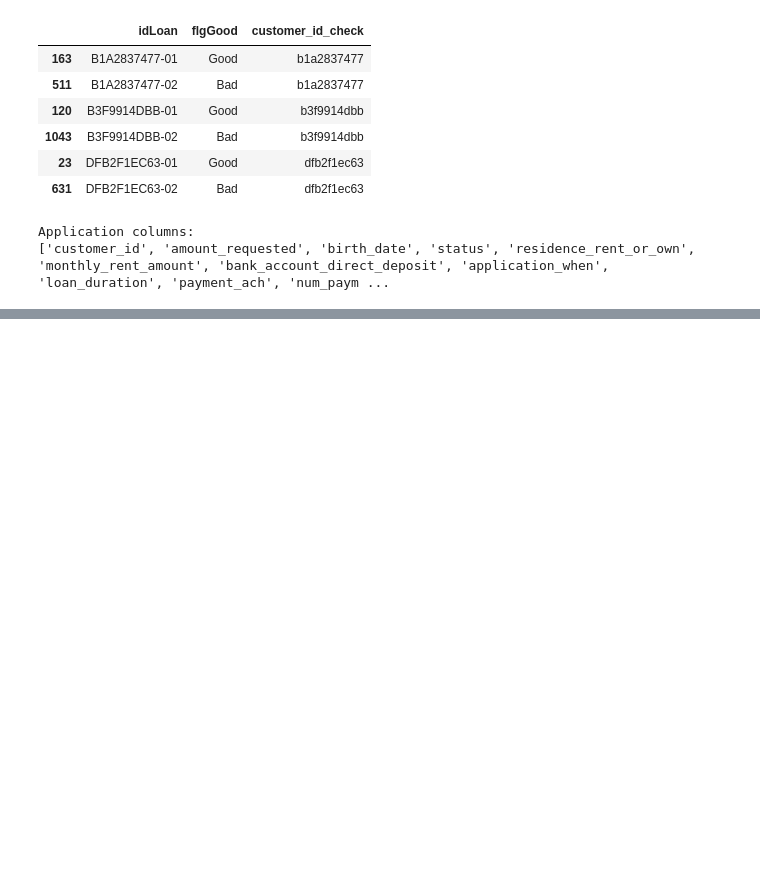
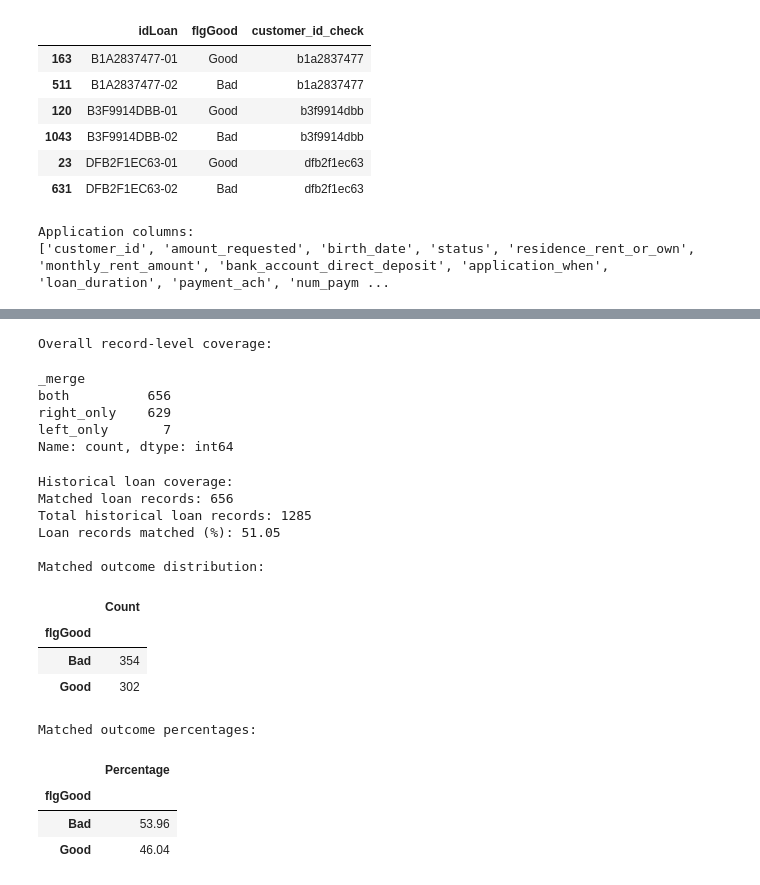
Before and after one commit to madrewarparth/loan-risk-analysis, a Jupyter notebook: loan_risk_analysis.ipynb, the cells around one changed output, grey strips where cells are left out. Saved outputs shown, nothing was run; the diff lists cells and outputs as text; code cells hidden in the pictures; blank space fills up the shorter version.

```diff
--- a/loan_risk_analysis.ipynb
+++ b/loan_risk_analysis.ipynb
@@ -331,0 +459,60 @@ Application columns:
+# %%
+
+# Match coverage across BOTH datasets
+coverage = app_work[["customer_key"]].merge(
+    loan_work[["idLoan", "customer_key", "flgGood"]],
+    on="customer_key",
+    how="outer",
+    indicator=True,
+    validate="one_to_many"
+)
+
+print("Overall record-level coverage:")
+display(coverage["_merge"].value_counts())
+
+print("\nHistorical loan coverage:")
+matched_loans = coverage[coverage["_merge"] == "both"]
+
+print("Matched loan records:", len(matched_loans))
+print("Total historical loan records:", len(performance))
+print(
+    "Loan records matched (%):",
+    round(len(matched_loans) / len(performance) * 100, 2)
+)
+
+# Build the matched loan-level analysis dataset
+matched_data = analysis_check.loc[
+    analysis_check["_merge"] == "both"
+].copy()
+
+print("\nMatched outcome distribution:")
+display(matched_data["flgGood"].value_counts().to_frame("Count"))
+
+print("\nMatched outcome percentages:")
+display(
+    (matched_data["flgGood"].value_counts(normalize=True) * 100)
+    .round(2)
+    .to_frame("Percentage")
+)
+# %% [output]
+Overall record-level coverage:
+_merge
+both          656
+right_only    629
+left_only       7
+Name: count, dtype: int64
+Historical loan coverage:
+Matched loan records: 656
+Total historical loan records: 1285
+Loan records matched (%): 51.05
+
+Matched outcome distribution:
+|  | Count |
+| flgGood |  |
+| Bad | 354 |
+| Good | 302 |
+Matched outcome percentages:
+|  | Percentage |
+| flgGood |  |
+| Bad | 53.96 |
+| Good | 46.04 |
```
Also changed, not shown: parts of 3 cells of this notebook.
